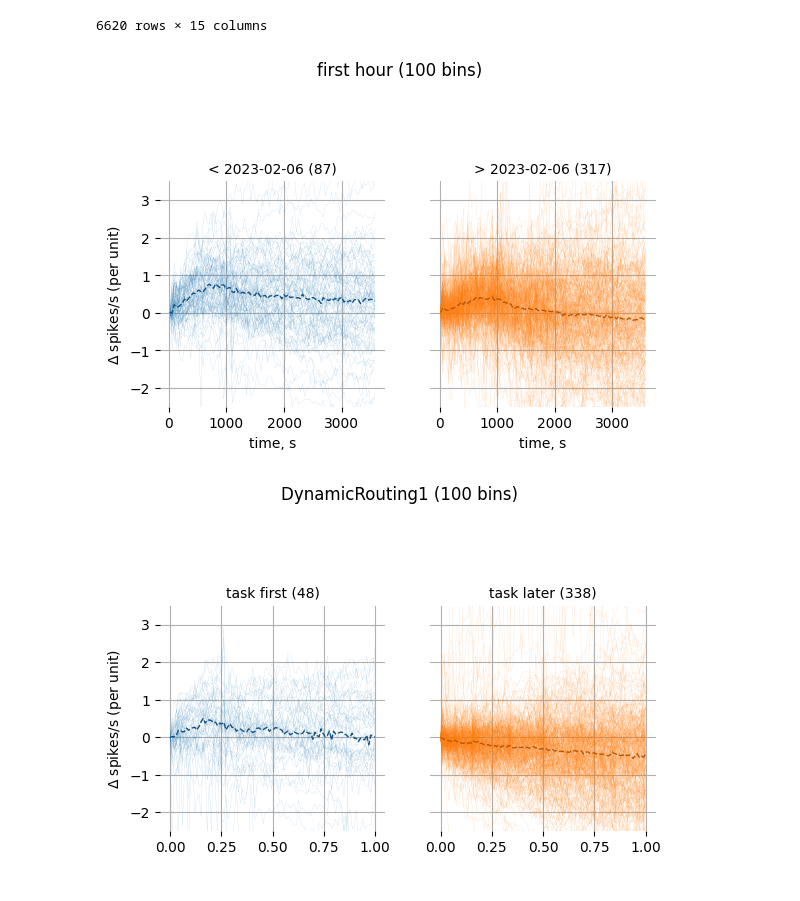
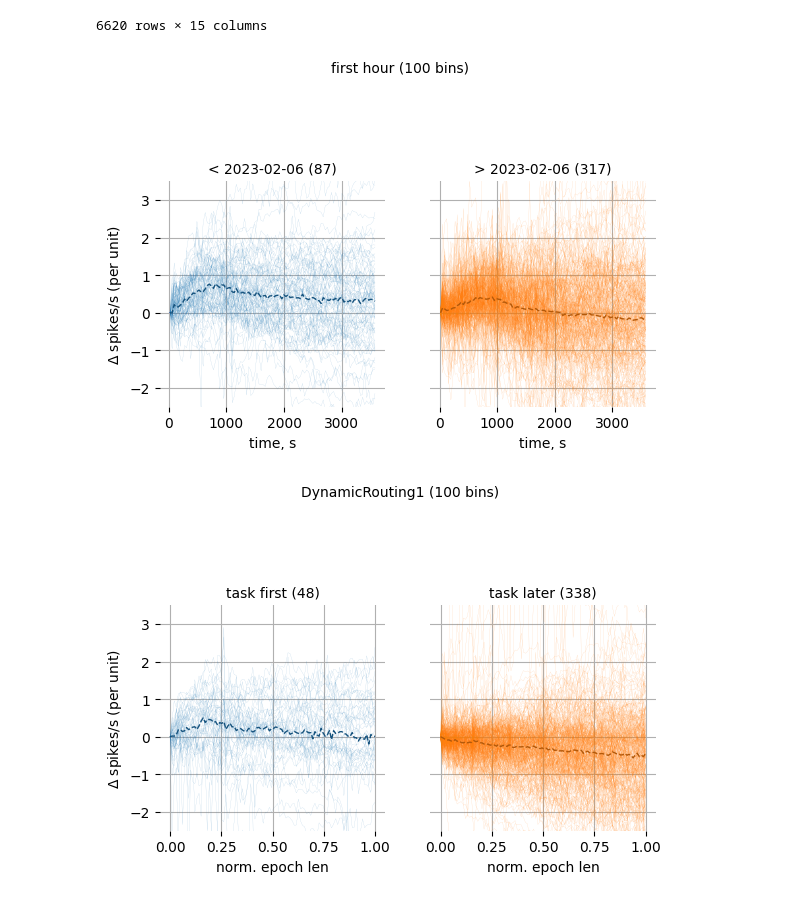
Before and after one commit to AllenInstitute/dynamicrouting-summary, a Jupyter notebook: notebooks/spike_rate_drift.ipynb, the cells around one changed output. Cells and saved outputs as stored; diff of their text form; code cells hidden in the pictures.

```diff
--- a/notebooks/spike_rate_drift.ipynb
+++ b/notebooks/spike_rate_drift.ipynb
@@ -221,7 +221,7 @@ def set_ax(ax, ax_idx, title, norm: bool = False):
     ax.set_frame_on(False)
     # ax.set_xlim([0, STOP_SEC])
     if norm:
-        ax.set_xlabel('')
+        ax.set_xlabel('norm. epoch len')
     else:
         ax.set_xlabel('time, s')
     if ax_idx == 0:
@@ -234,36 +234,36 @@ def set_ax(ax, ax_idx, title, norm: bool = False):
 # plot(c[late_task], fig.axes[1], 1)
 # set_ax(fig.axes[0], 0, f'task first ({len(task_first)})')
 # set_ax(fig.axes[1], 1, f'task later ({len(late_task)})')
 # fig.suptitle('first hour')
 
 fig, _ = plt.subplots(1,2, sharey=True)
 plot(np.array(c)[short_settle], fig.axes[0], 0)
 plot(np.array(c)[long_settle], fig.axes[1], 1)
 set_ax(fig.axes[0], 0, f'< 2023-02-06 ({len(short_settle)})')
 set_ax(fig.axes[1], 1, f'> 2023-02-06 ({len(long_settle)})')
-fig.suptitle(f'first hour ({N_BINS} bins)');
+fig.suptitle(f'first hour ({N_BINS} bins)', fontsize=10);
 
 fig, _ = plt.subplots(1,2, sharey=True)
 plot(early_task_c, fig.axes[0], 0, norm=True)
 plot(late_task_c, fig.axes[1], 1, norm=True)
 set_ax(fig.axes[0], 0, f'task first ({len(early_task_c)})', norm=True)
 set_ax(fig.axes[1], 1, f'task later ({len(late_task_c)})', norm=True)
-fig.suptitle(f'DynamicRouting1 ({N_BINS} bins)');
+fig.suptitle(f'DynamicRouting1 ({N_BINS} bins)', fontsize=10);
 
 fig, _ = plt.subplots(1,2, sharey=True)
 plot(late_mapping_c, fig.axes[0], 0, norm=True)
 plot(early_mapping_c, fig.axes[1], 1, norm=True)
 set_ax(fig.axes[0], 0, f'mapping later ({len(late_mapping_c)})', norm=True)
 set_ax(fig.axes[1], 1, f'mapping first ({len(early_mapping_c)})', norm=True)
-fig.suptitle(f'RFMapping ({N_BINS} bins)');
+fig.suptitle(f'RFMapping ({N_BINS} bins)', fontsize=10);
 
 for name in ('Spontaneous', 'SpontaneousRewards', 'OptoTagging'):
     fig, _ = plt.subplots(1,2, sharey=True)
     plot(pre_task_c[name], fig.axes[0], 0, norm=True)
     plot(post_task_c[name], fig.axes[1], 1, norm=True)
     set_ax(fig.axes[0], 0, f'pre-task ({len(pre_task_c[name])})', norm=True)
     set_ax(fig.axes[1], 1, f'post-task ({len(post_task_c[name])})', norm=True)
-    fig.suptitle(f'{name} ({N_BINS} bins)');
+    fig.suptitle(f'{name} ({N_BINS} bins)', fontsize=10);
 # %% [output]
-[figure, old version]
+[figure, new version]
-[figure, old version]
+[figure, new version]
```
Also changed, not shown: parts of 3 cells of this notebook.
